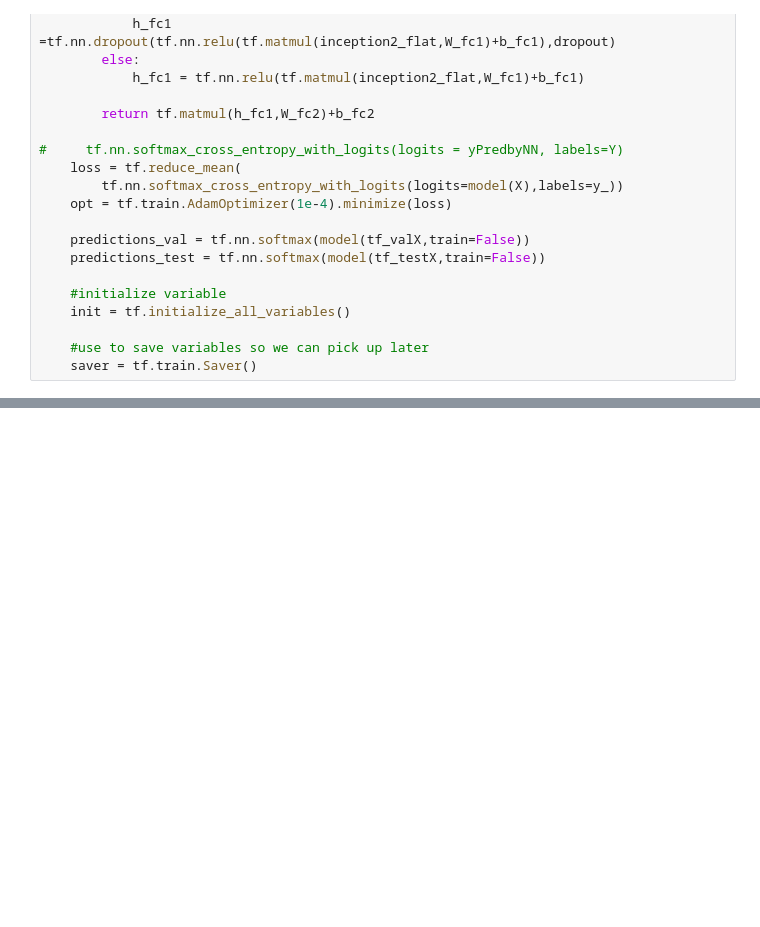
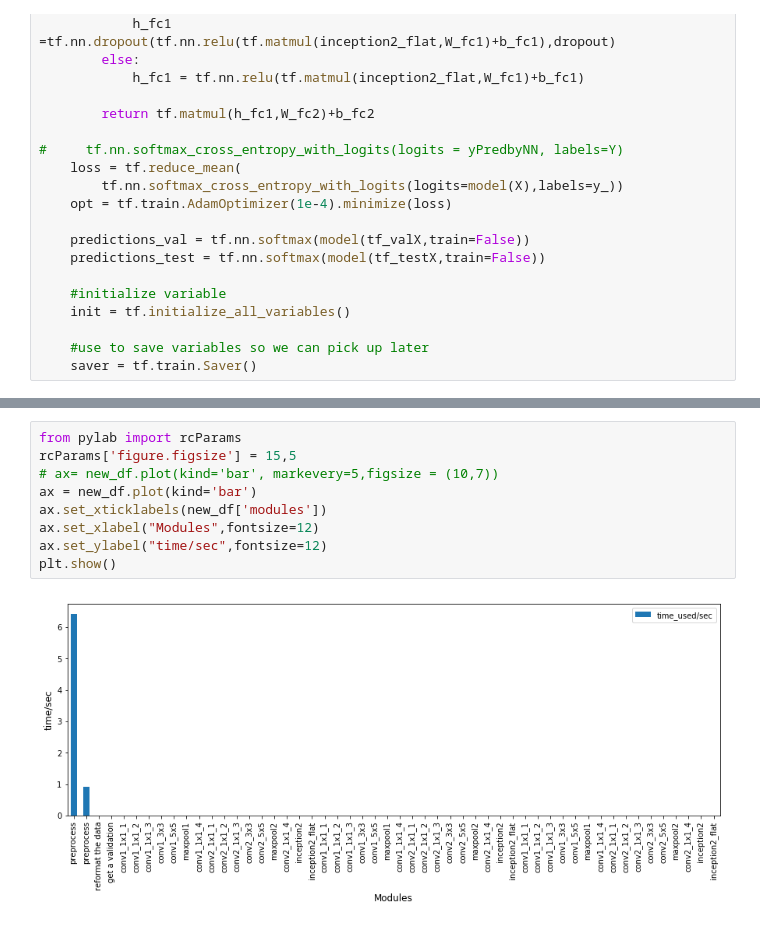
Before and after one commit to TOEYTANAPA/Inception_model, a Jupyter notebook: Inception_models/InceptionModules.ipynb, the cells around one changed output, grey strips where cells are left out. Cells and saved outputs as stored; diff of their text form; blank space fills up the shorter version.

```diff
--- a/Inception_models/InceptionModules.ipynb
+++ b/Inception_models/InceptionModules.ipynb
@@ -413,0 +458,11 @@ new_df
+# %%
+from pylab import rcParams
+rcParams['figure.figsize'] = 15,5
+# ax= new_df.plot(kind='bar', markevery=5,figsize = (10,7))
+ax = new_df.plot(kind='bar')
+ax.set_xticklabels(new_df['modules'])
+ax.set_xlabel("Modules",fontsize=12)
+ax.set_ylabel("time/sec",fontsize=12)
+plt.show()
+# %% [output]
+[figure, added]
```
Also changed, not shown: parts of 16 cells of this notebook, 11 other files.
